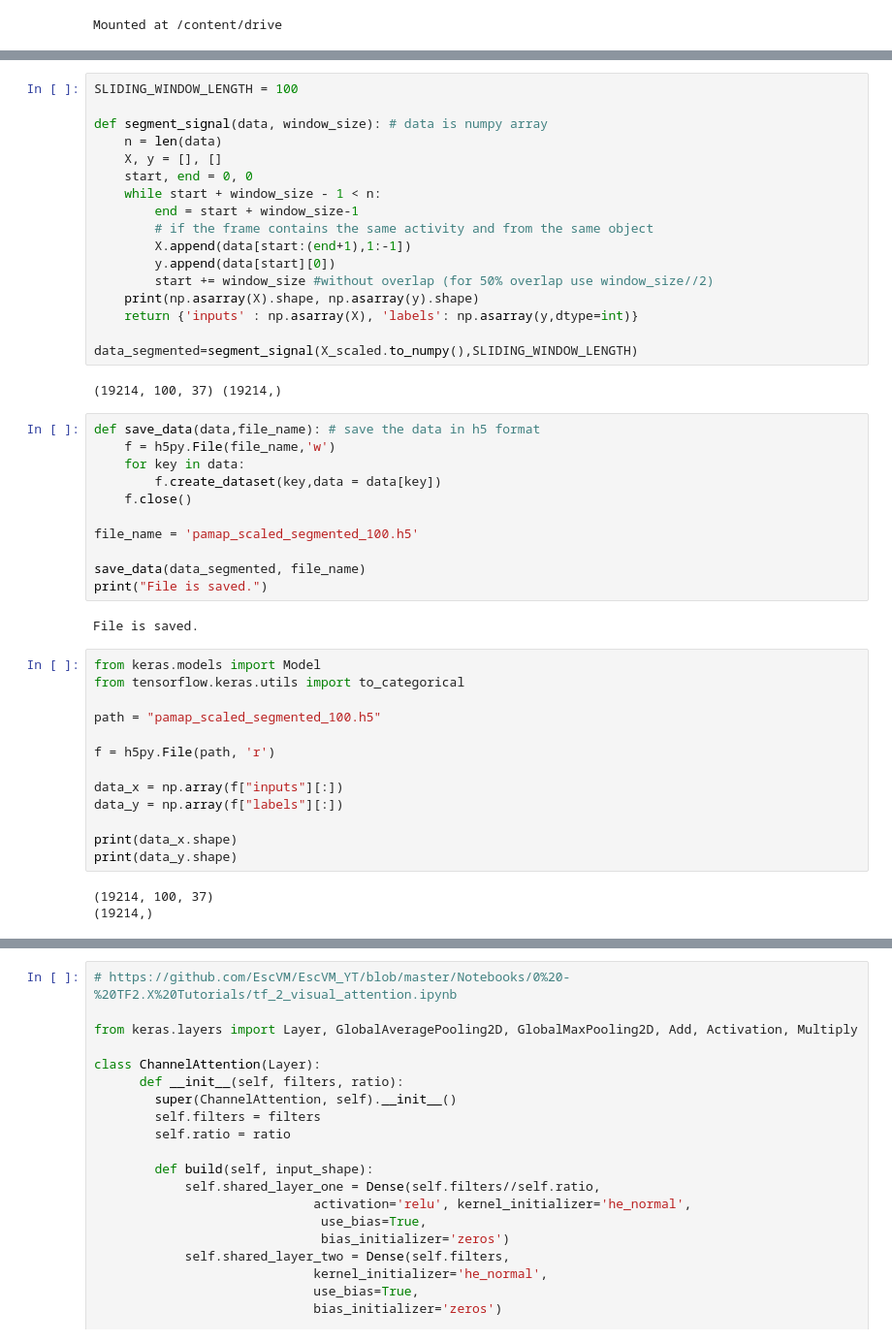
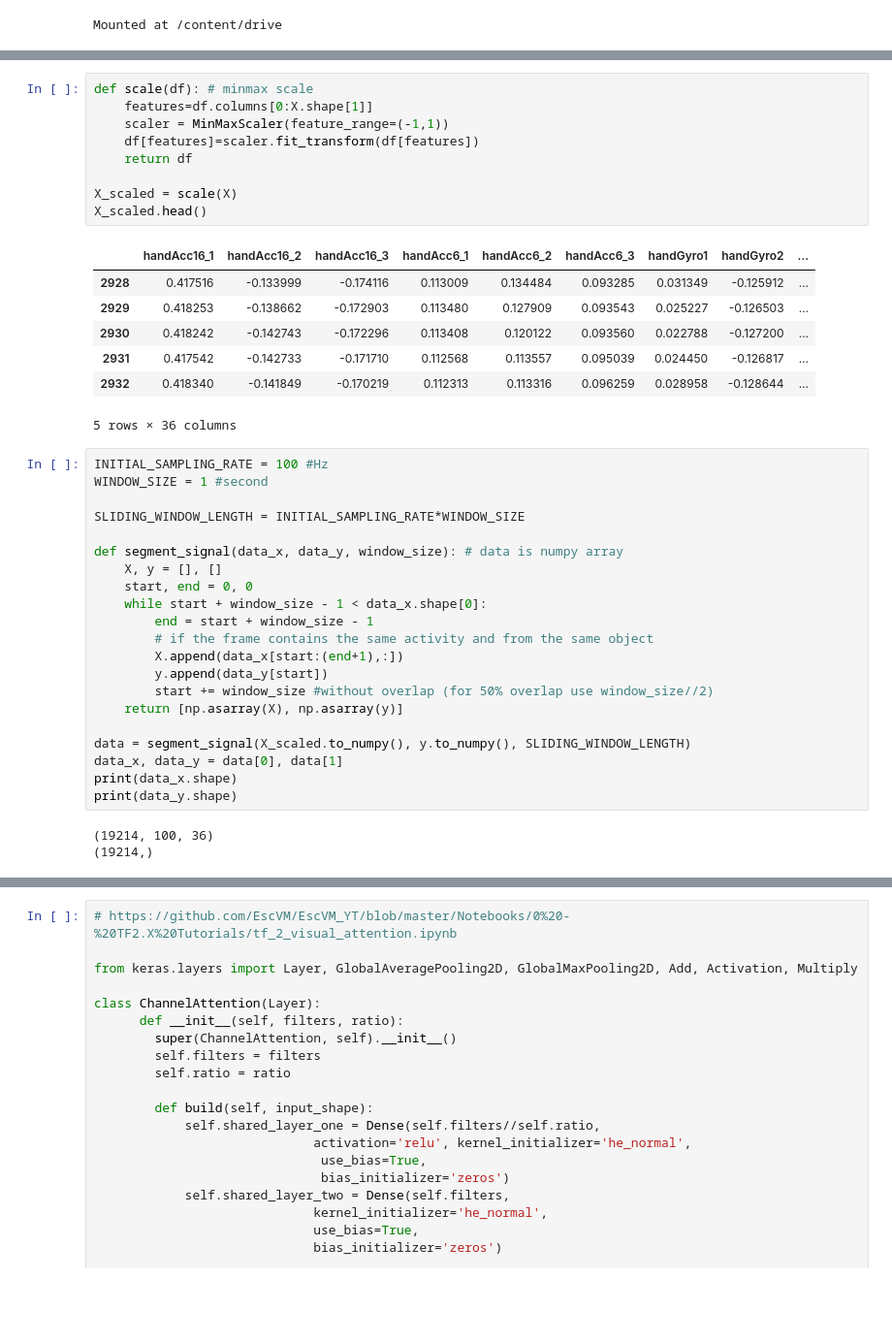
Before and after one commit to sumeyye-agac/deep-learning-for-HAR, a Jupyter notebook: CNNLSTM_pamap2.ipynb, the cells around one changed output, grey strips where cells are left out. Shown at 97% size. Saved outputs shown, nothing was run; the diff lists cells and outputs as text; blank space fills up the shorter version.

```diff
--- a/CNNLSTM_pamap2.ipynb
+++ b/CNNLSTM_pamap2.ipynb
@@ -182,51 +208,44 @@ Name: activityID, dtype: int64
+# %%
+def scale(df): # minmax scale
+    features=df.columns[0:X.shape[1]]
+    scaler = MinMaxScaler(feature_range=(-1,1))
+    df[features]=scaler.fit_transform(df[features])
+    return df
+
+X_scaled = scale(X)
+X_scaled.head()
+# %% [output]
+|  | handAcc16_1 | handAcc16_2 | handAcc16_3 | handAcc6_1 | handAcc6_2 | handAcc6_3 | handGyro1 | handGyro2 | ... |
+| 2928 | 0.417516 | -0.133999 | -0.174116 | 0.113009 | 0.134484 | 0.093285 | 0.031349 | -0.125912 | ... |
+| 2929 | 0.418253 | -0.138662 | -0.172903 | 0.113480 | 0.127909 | 0.093543 | 0.025227 | -0.126503 | ... |
+| 2930 | 0.418242 | -0.142743 | -0.172296 | 0.113408 | 0.120122 | 0.093560 | 0.022788 | -0.127200 | ... |
+| 2931 | 0.417542 | -0.142733 | -0.171710 | 0.112568 | 0.113557 | 0.095039 | 0.024450 | -0.126817 | ... |
+| 2932 | 0.418340 | -0.141849 | -0.170219 | 0.112313 | 0.113316 | 0.096259 | 0.028958 | -0.128644 | ... |
+5 rows × 36 columns
 # %%
-SLIDING_WINDOW_LENGTH = 100
+INITIAL_SAMPLING_RATE = 100 #Hz
+WINDOW_SIZE = 1 #second
 
-def segment_signal(data, window_size): # data is numpy array
-    n = len(data)
+SLIDING_WINDOW_LENGTH = INITIAL_SAMPLING_RATE*WINDOW_SIZE
+
+def segment_signal(data_x, data_y, window_size): # data is numpy array
     X, y = [], []
     start, end = 0, 0
-    while start + window_size - 1 < n:
-        end = start + window_size-1
+    while start + window_size - 1 < data_x.shape[0]:
+        end = start + window_size - 1
         # if the frame contains the same activity and from the same object
-        X.append(data[start:(end+1),1:-1])
-        y.append(data[start][0])
+        X.append(data_x[start:(end+1),:])
+        y.append(data_y[start])
         start += window_size #without overlap (for 50% overlap use window_size//2)
-    print(np.asarray(X).shape, np.asarray(y).shape)
-    return {'inputs' : np.asarray(X), 'labels': np.asarray(y,dtype=int)}
+    return [np.asarray(X), np.asarray(y)]
 
-data_segmented=segment_signal(X_scaled.to_numpy(),SLIDING_WINDOW_LENGTH)
+data = segment_signal(X_scaled.to_numpy(), y.to_numpy(), SLIDING_WINDOW_LENGTH)
+data_x, data_y = data[0], data[1]
+print(data_x.shape)
+print(data_y.shape)
 # %% [output]
-(19214, 100, 37) (19214,)
+(19214, 100, 36)
+(19214,)
-# %%
-def save_data(data,file_name): # save the data in h5 format
-    f = h5py.File(file_name,'w')
-    for key in data:
-        f.create_dataset(key,data = data[key])
-    f.close()
-
-file_name = 'pamap_scaled_segmented_100.h5'
-
-save_data(data_segmented, file_name)
-print("File is saved.")
-# %% [output]
-File is saved.
-# %%
-from keras.models import Model
-from tensorflow.keras.utils import to_categorical
-
-path = "pamap_scaled_segmented_100.h5"
-
-f = h5py.File(path, 'r')
-
-data_x = np.array(f["inputs"][:])
-data_y = np.array(f["labels"][:])
-
-print(data_x.shape)
-print(data_y.shape)
-# %% [output]
-(19214, 100, 37)
-(19214,)
 # %%
 # Data is reshaped since the input of the network is a 4 dimension tensor
 data_x = data_x.reshape((-1, data_x.shape[1], data_x.shape[2], 1))
```
Also changed, not shown: parts of 19 cells of this notebook.
